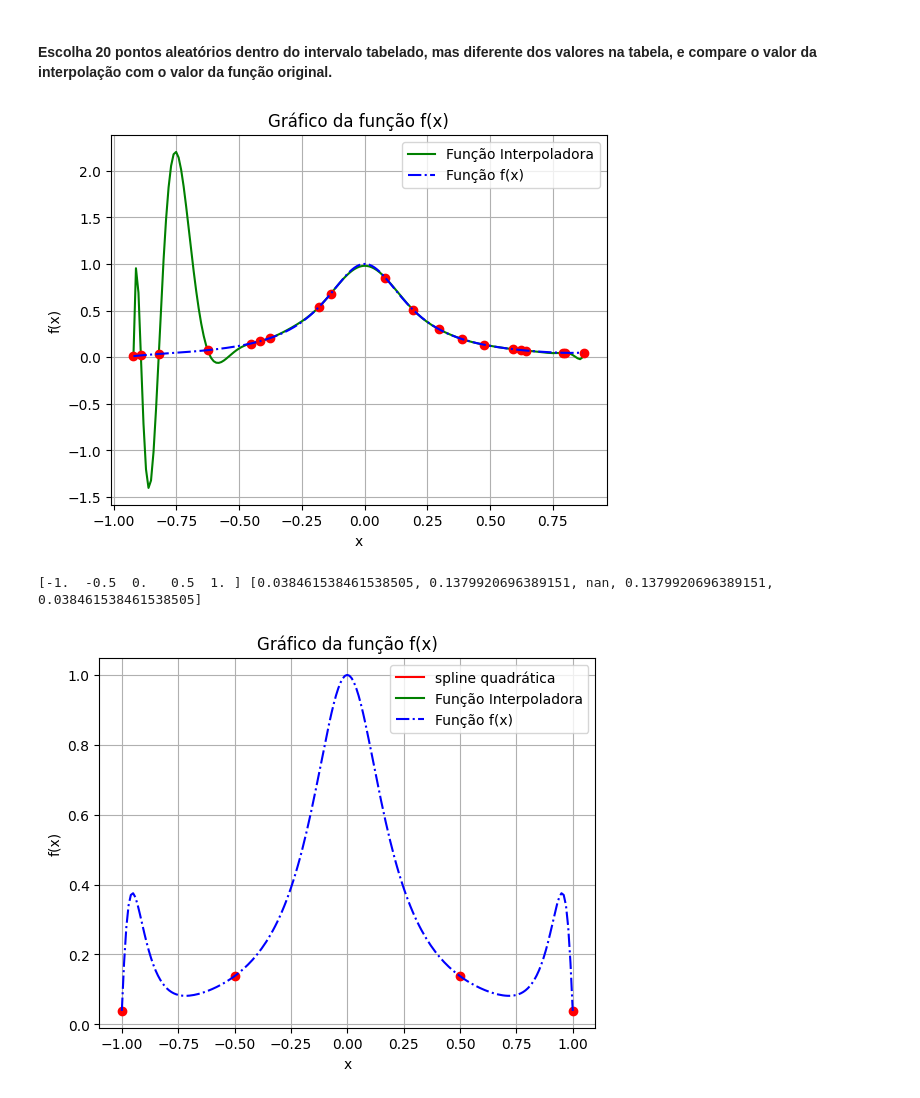
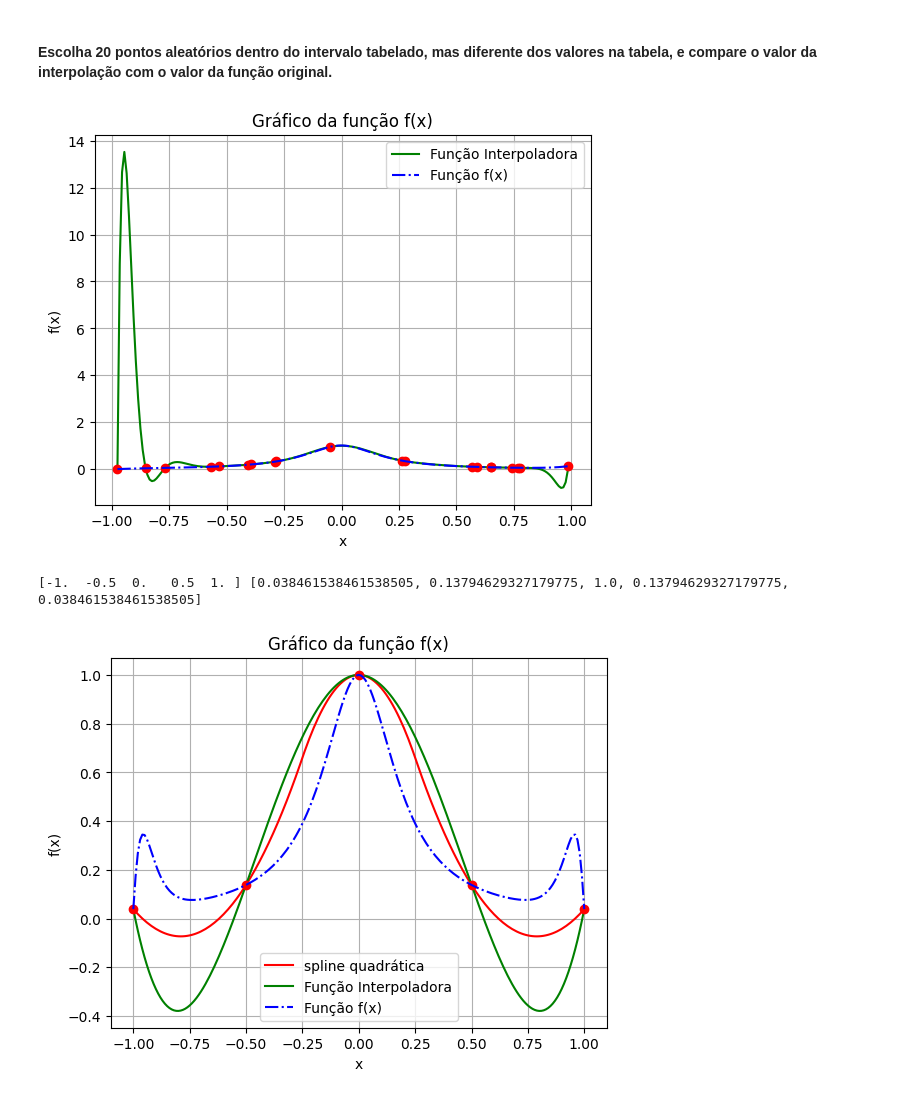
Before and after one commit to syannekaroline/MatematicaComputacional, a Jupyter notebook: ExercícioPratico05_Interpolacao.ipynb, the cells around one changed output. Cells and saved outputs as stored; diff of their text form; code cells hidden in the pictures.

```diff
--- a/ExercícioPratico05_Interpolacao.ipynb
+++ b/ExercícioPratico05_Interpolacao.ipynb
@@ -320,7 +325,7 @@ plt.show()
 # %% [output]
 [figure]
 # %%
-def Results(f,pontosx,pontosy,spline=True):
+def Results_spline(f,pontosx,pontosy,spline=True):
     """ Função que plota os valores de f em pontos tabelados juntamente com a função interpoladora calculada pelo método de newton com parâmetro spline.\n"""
     x=np.arange(min(pontosx),max(pontosx)+0.0001,0.01)
     y= f(x)
@@ -372,15 +377,15 @@ def gerar_pontos_aleatorios(n):
 x = gerar_pontos_aleatorios(20)
 pontosy = list(map(polynomial_18, x))
 Intervalo = np.linspace(-1, 1, 20)
-Results(polynomial_18,x,pontosy,False)
+Results_spline(polynomial_18,x,pontosy,False)
 # %% [output]
-[figure, old version]
+[figure, new version]
 # %%
-polynomial_15 = lambda x: (np.sin(np.pi*x**15)/ (np.pi*x) ) + (1/(1+ 25*x**2))
+polynomial_15 = lambda x: np.sin(np.pi*x**15)/ np.pi*x + 1/(1+ 25*x**2)
 x = np.linspace(-1, 1, 5)
 pontosy= list(map(polynomial_15, x))
 print(x,pontosy)
-Results(polynomial_15,x,pontosy)
+Results_spline(polynomial_15,x,pontosy)
 # %% [output]
-[-1.  -0.5  0.   0.5  1. ] [0.038461538461538505, 0.1379920696389151, nan, 0.1379920696389151, 0.038461538461538505]
+[-1.  -0.5  0.   0.5  1. ] [0.038461538461538505, 0.13794629327179775, 1.0, 0.13794629327179775, 0.038461538461538505]
-[figure, old version]
+[figure, new version]
```
Also changed, not shown: parts of 6 cells of this notebook, 1 other file.
